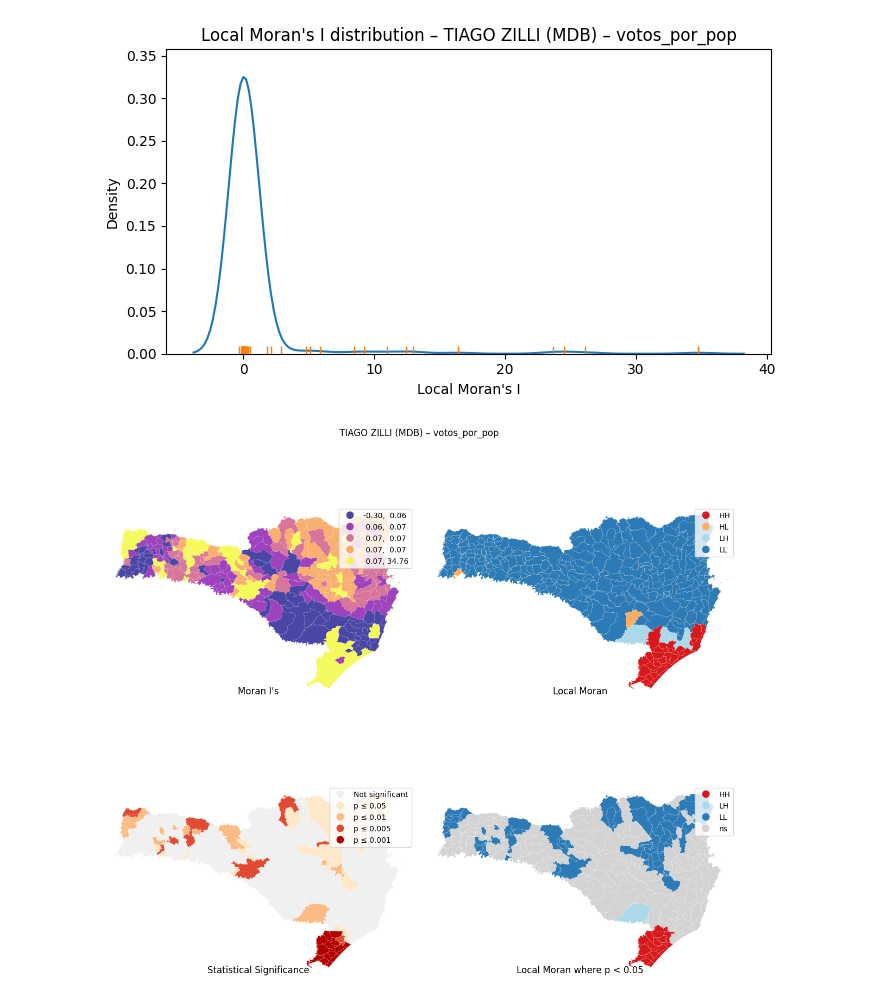
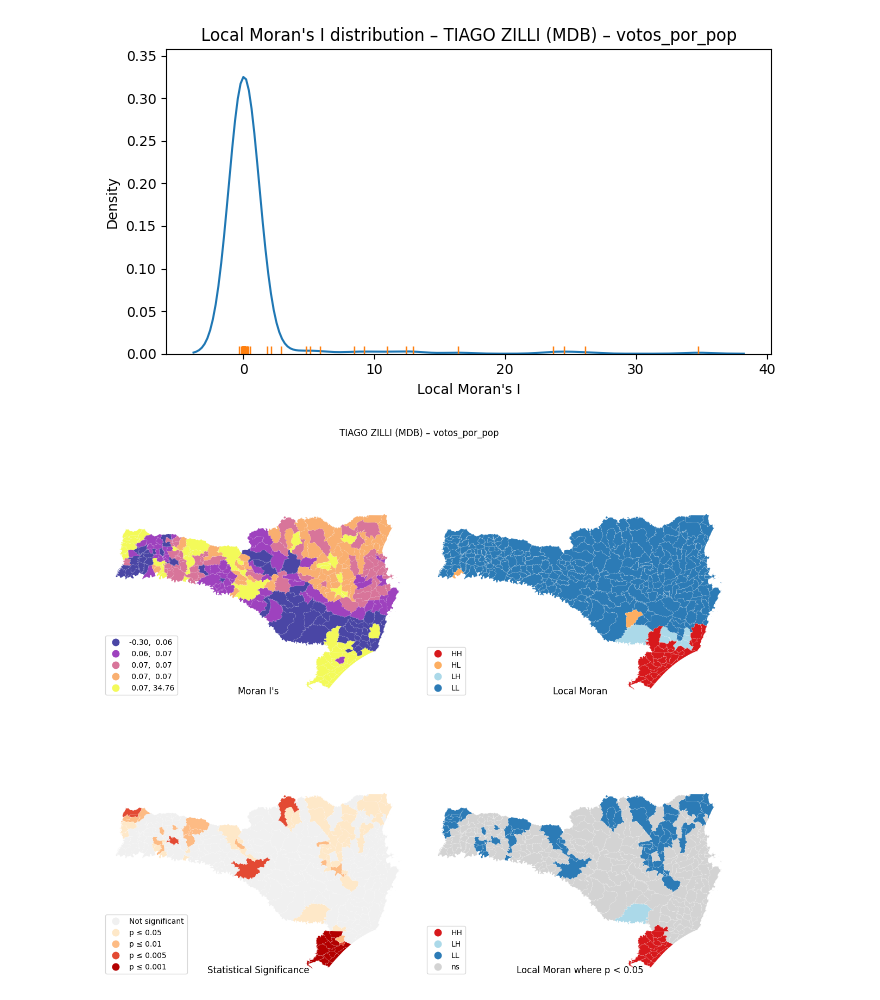
Before and after one commit to diogoneiss/geographic-db-data-analysis, a Jupyter notebook: scripts/analysis/plot_local_moran.ipynb, the cells around one changed output. Saved outputs shown, nothing was run; the diff lists cells and outputs as text; code cells hidden in the pictures.

```diff
--- a/scripts/analysis/plot_local_moran.ipynb
+++ b/scripts/analysis/plot_local_moran.ipynb
@@ -218,12 +218,13 @@ def plot_lisa_4panel(db, lisa, col, title_prefix):
         linewidth=0.1,
         alpha=0.75,
         legend=True,
+        legend_kwds={"loc": "lower left"},
         ax=ax,
     )
 
     # 2) Quadrant colors (treat all as significant: p=1)
     ax = axs[1]
-    esdaplot.lisa_cluster(lisa, db, p=1, ax=ax)
+    esdaplot.lisa_cluster(lisa, db, p=1, ax=ax, legend_kwds={"loc": "lower left"} )
 
     # 3) Significance map with multiple p tiers
     ax = axs[2]
@@ -271,6 +272,7 @@ def plot_lisa_4panel(db, lisa, col, title_prefix):
         column="sig_tier",
         categorical=True,
         legend=True,
+        legend_kwds={"loc": "lower left"},
         cmap=cmap,
         linewidth=0.1,
         edgecolor="white",
@@ -279,7 +281,7 @@ def plot_lisa_4panel(db, lisa, col, title_prefix):
 
     # 4) Cluster map (only significant at p<0.05)
     ax = axs[3]
-    esdaplot.lisa_cluster(lisa, db, p=0.05, ax=ax)
+    esdaplot.lisa_cluster(lisa, db, p=0.05, ax=ax, legend_kwds={"loc": "lower left"})
 
     titles = [
         "Moran I's",
@@ -304,31 +306,31 @@ engine = get_sqlalchemy_engine()
 for sq in tqdm(CANDIDATES, desc="Local Moran per candidate"):
     gdf = load_candidate_gdf(engine, sq)
 
     if gdf.empty:
         print(f"[WARN] sq_candidato={sq}: no geometries found.")
         continue
 
     if len(gdf) < 5:
         print(f"[WARN] sq_candidato={sq}: too few rows ({len(gdf)}) for meaningful LISA.")
         continue
 
     # Basic labels for titles
     nm = gdf.iloc[0]["nm_votavel"]
     partido = gdf.iloc[0]["sigla_partido"]
     #title_prefix = f"{nm} ({partido}) – {sq} – {TARGET_COL}"
     title_prefix = f"{nm} ({partido}) – {TARGET_COL}"
 
     db, w, lisa = compute_local_moran(gdf, TARGET_COL)
 
     # 1) Moran scatterplot (standardized variable vs lag)
     plot_moran_scatter(db, TARGET_COL, f"Moran Scatterplot – {title_prefix}")
 
     # 2) Distribution of local Moran's I
     plot_local_moran_distribution(lisa, f"Local Moran's I distribution – {title_prefix}")
 
     # 3) 2x2 LISA panel
     plot_lisa_4panel(db, lisa, TARGET_COL, title_prefix)
 # %% [output]
 [figure]
 [figure]
-[figure, old version]
+[figure, new version]
```
